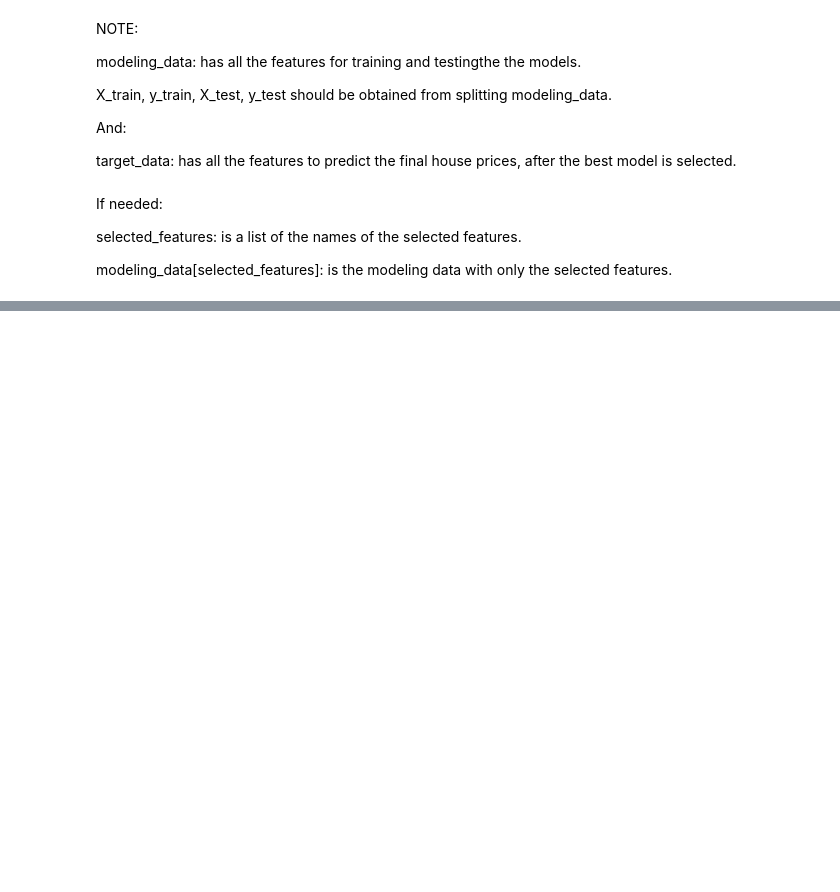
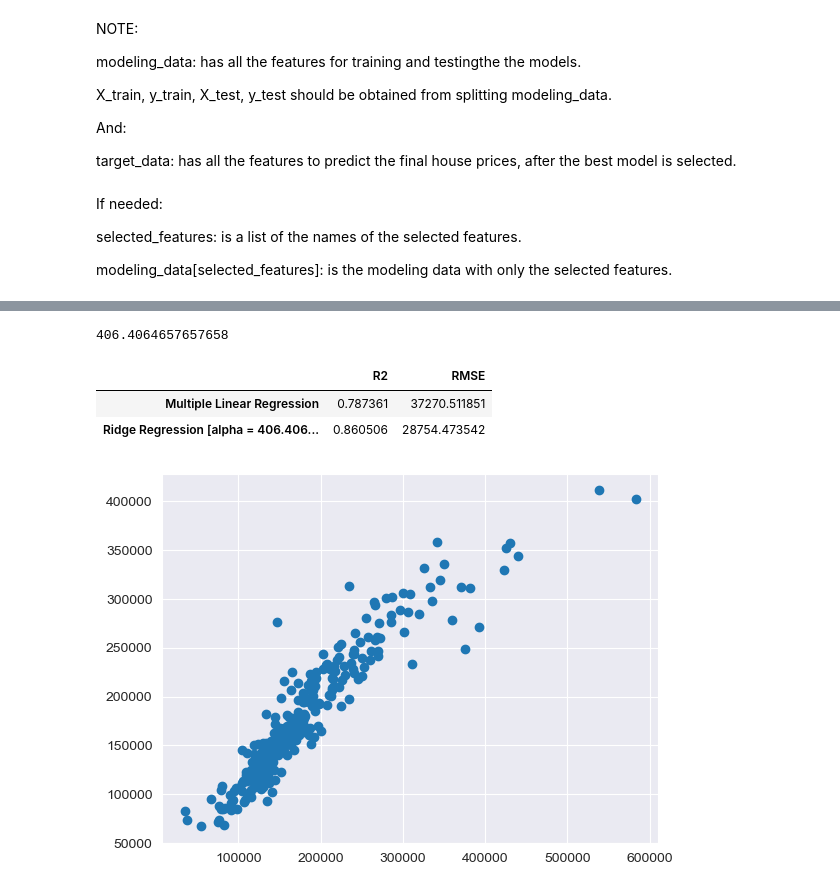
Before and after one commit to ziad-jradeh/House-Prices-Prediction, a Jupyter notebook: Modeling.ipynb, the cells around one changed output, grey strips where cells are left out. Saved outputs shown, nothing was run; the diff lists cells and outputs as text; code cells hidden in the pictures; blank space fills up the shorter version.

```diff
--- a/Modeling.ipynb
+++ b/Modeling.ipynb
@@ -59,0 +214,7 @@ modeling_data = modeling_data[selected_features]
+# %%
+selected_features = selector.get_feature_names_out().tolist()
+X_train = X_train[selected_features]
+X_test = X_test[selected_features]
+# %%
+lambdas = np.linspace(1000,0.0001,1000)
+lambdas
@@ -59,0 +239,3 @@ modeling_data = modeling_data[selected_features]
+# %%
+alphaCV = RidgeCV(alphas = lambdas, scoring = 'neg_mean_squared_error')
+alphaCV.fit(X_train, y_train)
@@ -59,0 +256,21 @@ modeling_data = modeling_data[selected_features]
+# %%
+alphaCV.alpha_
+# %% [output]
+406.4064657657658
+# %%
+ridge_model = Ridge(alpha= alphaCV.alpha_).fit(X_train, y_train)
+y_pred = ridge_model.predict(X_test)
+# %%
+r2 = ridge_model.score(X_test,y_test)
+rmse = np.sqrt(mean_squared_error(y_test, y_pred))
+results.loc[f'Ridge Regression [alpha = {alphaCV.alpha_}]'] = [r2, rmse]
+results
+# %% [output]
+|  | R2 | RMSE |
+| Multiple Linear Regression | 0.787361 | 37270.511851 |
+| Ridge Regression [alpha = 406.406... | 0.860506 | 28754.473542 |
+# %%
+plt.scatter(y_test, y_pred)
+plt.show()
+# %% [output]
+[figure, added]
```
Also changed, not shown: parts of 31 cells of this notebook, 8 other files.
